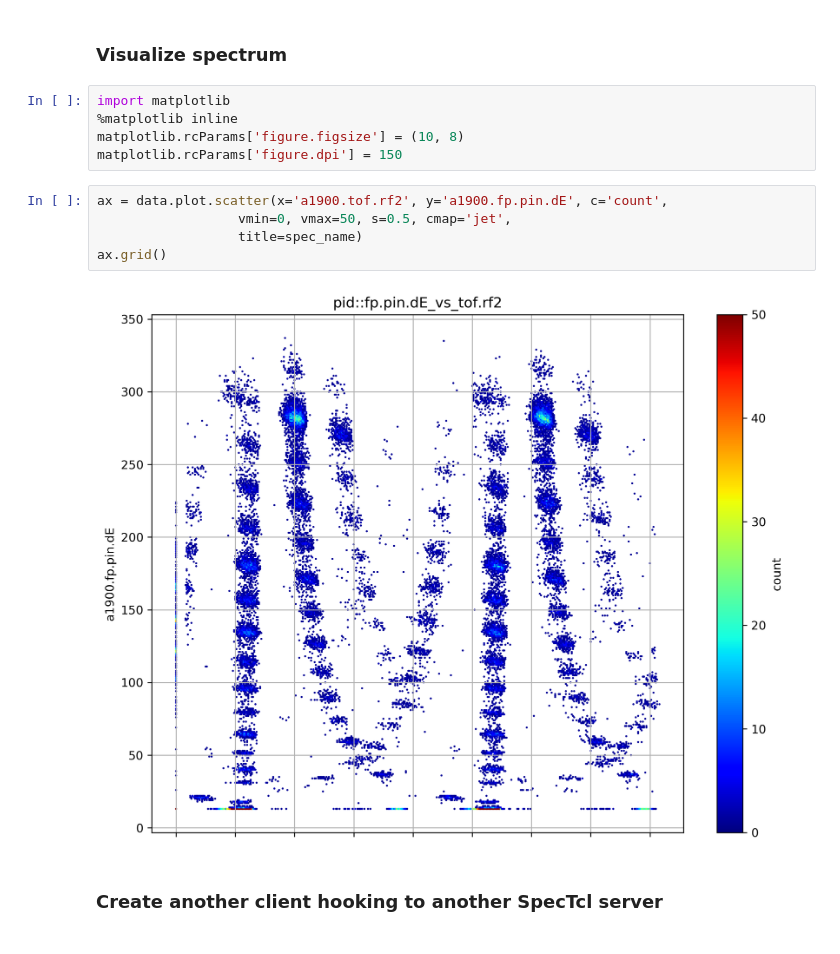
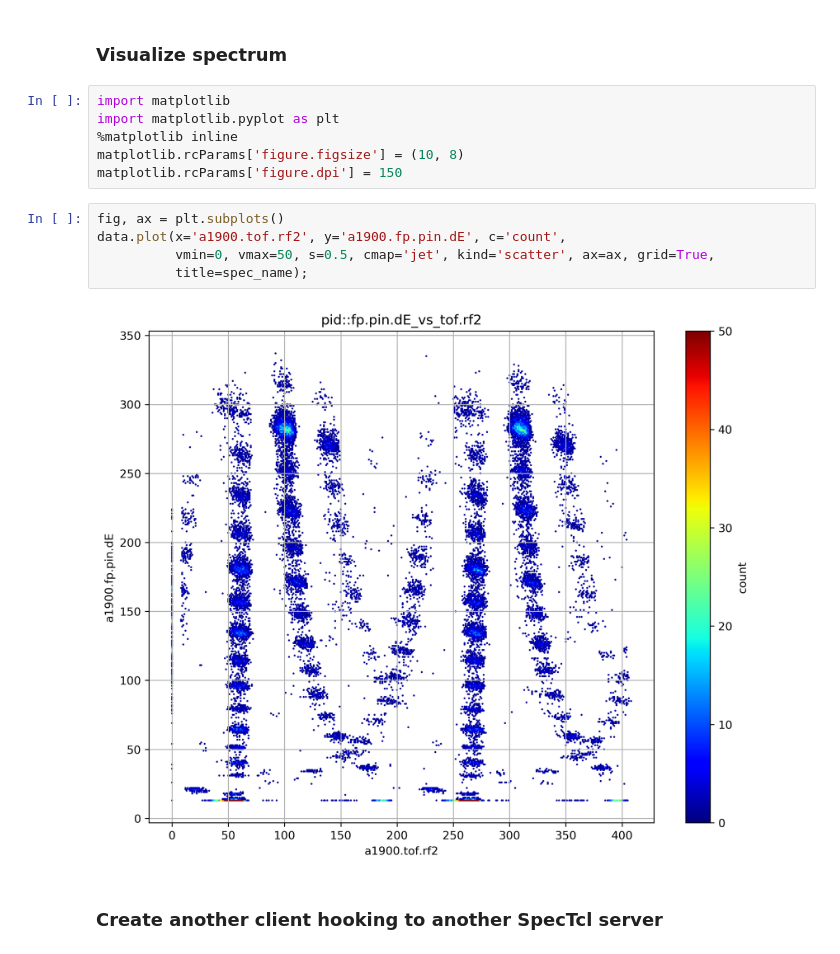
Before and after one commit to zhangt58/PySpecTcl, a Jupyter notebook: doc/getting-started/Work_with_DAQ_data_through_SpecTcl.ipynb, the cells around one changed output. Saved outputs shown, nothing was run; the diff lists cells and outputs as text.

```diff
--- a/doc/getting-started/Work_with_DAQ_data_through_SpecTcl.ipynb
+++ b/doc/getting-started/Work_with_DAQ_data_through_SpecTcl.ipynb
@@ -141,16 +141,17 @@ data.describe()
 ### Visualize spectrum
 # %%
 import matplotlib
+import matplotlib.pyplot as plt
 %matplotlib inline
 matplotlib.rcParams['figure.figsize'] = (10, 8)
 matplotlib.rcParams['figure.dpi'] = 150
 # %%
-ax = data.plot.scatter(x='a1900.tof.rf2', y='a1900.fp.pin.dE', c='count',
-                  vmin=0, vmax=50, s=0.5, cmap='jet',
-                  title=spec_name)
-ax.grid()
+fig, ax = plt.subplots()
+data.plot(x='a1900.tof.rf2', y='a1900.fp.pin.dE', c='count',
+          vmin=0, vmax=50, s=0.5, cmap='jet', kind='scatter', ax=ax, grid=True,
+          title=spec_name);
 # %% [output]
-[figure, old version]
+[figure, new version]
 # %% [markdown]
 ### Create another client hooking to another SpecTcl server
 # %%
```
Also changed, not shown: parts of 3 cells of this notebook, 1 other file.
